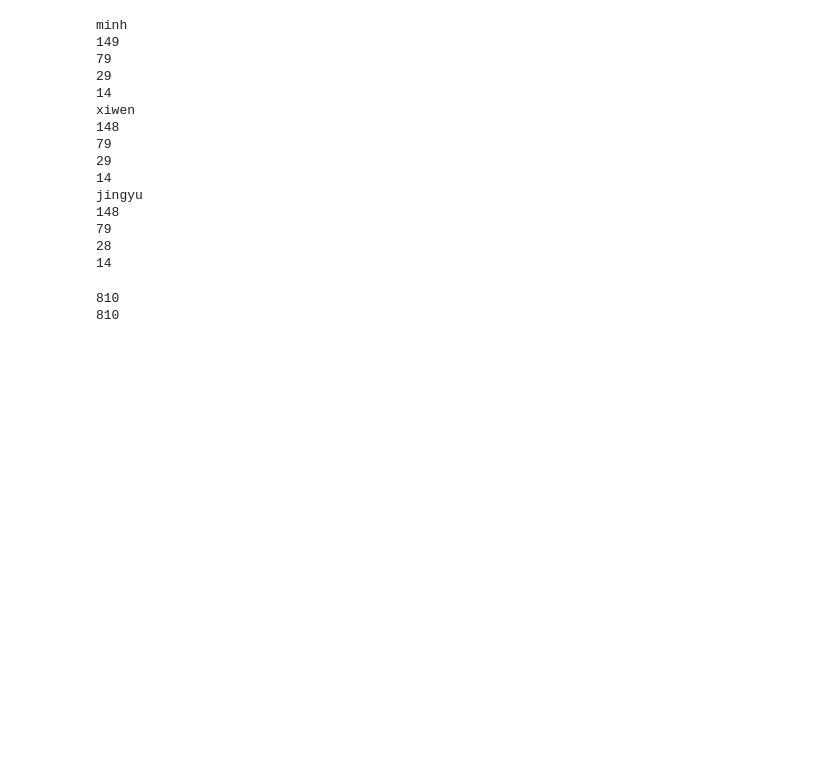
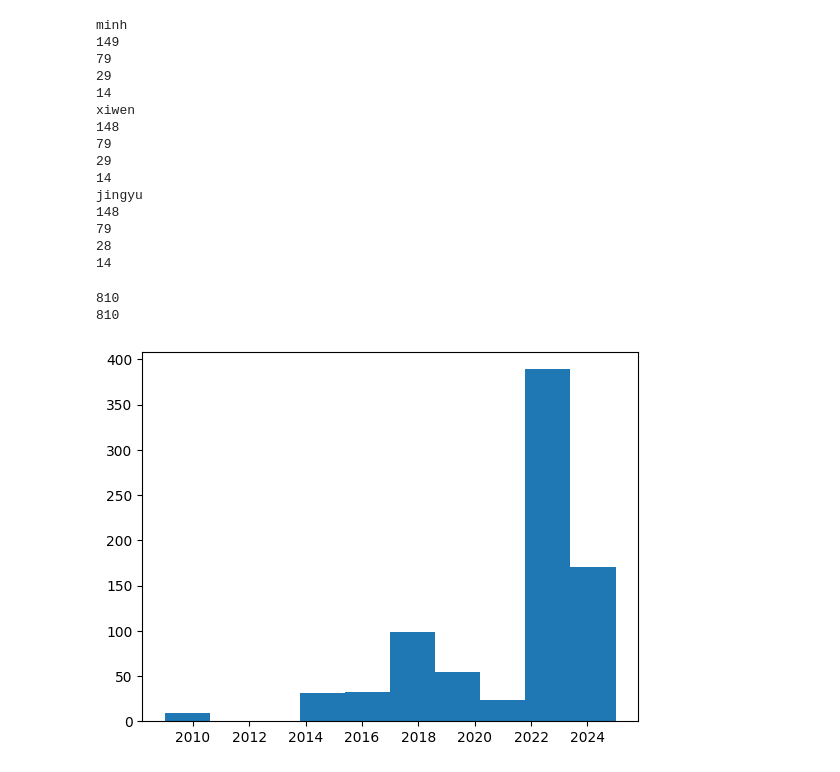
Before and after one commit to code-philia/WebTestPilot, a Jupyter notebook: annotation/split_data.ipynb, the cells around one changed output. Cells and saved outputs as stored; diff of their text form; code cells hidden in the pictures; blank space fills up the shorter version.

```diff
--- a/annotation/split_data.ipynb
+++ b/annotation/split_data.ipynb
@@ -172,16 +180,22 @@ jingyu
 28
 14
 # %%
+
 # Concat the data and check unique ids
 all_data = []
 for user in users:
     all_data += data[user]["prestashop"]
     all_data += data[user]["bookstack"]
     all_data += data[user]["indico"]
     all_data += data[user]["invoiceninja"]
 print(len(all_data))
 all_ids = [d["id"] for d in all_data]
 print(len(set(all_ids)))
+
+# Plot the year of created_at for all issues
+years = [int(d["created_at"][:4]) for d in all_data]
+plt.hist(years, label="Issue Date (Only ones referred by commits/PRs)");
 # %% [output]
 810
 810
+[figure, added]
```
Also changed, not shown: parts of 2 cells of this notebook.
